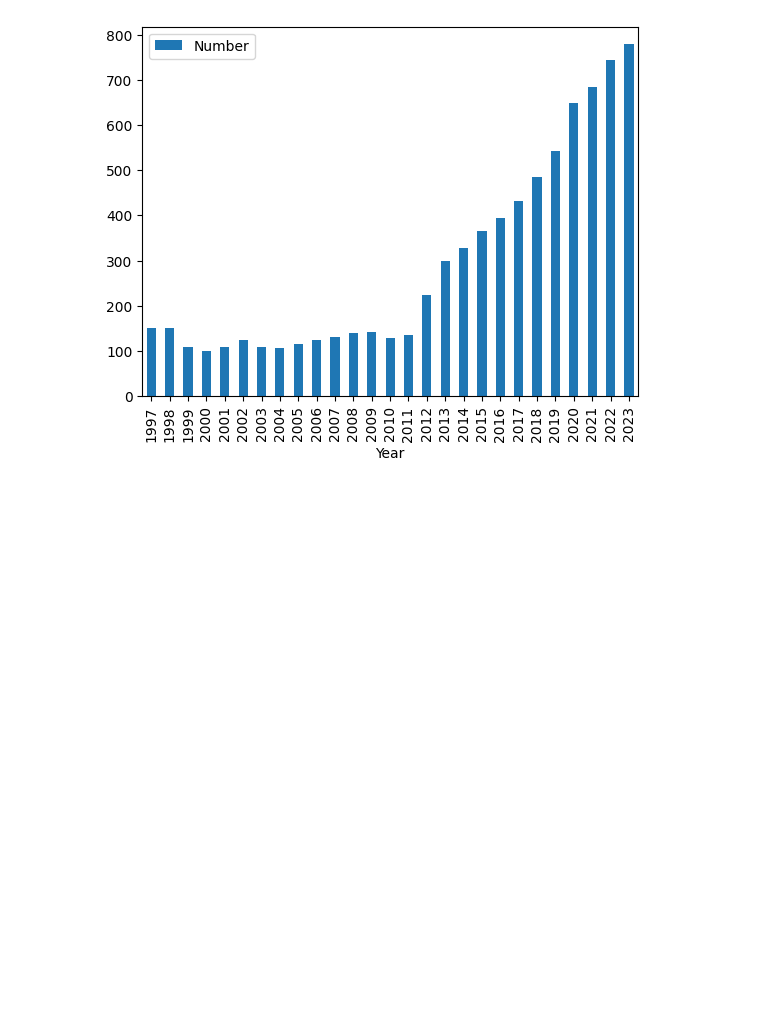
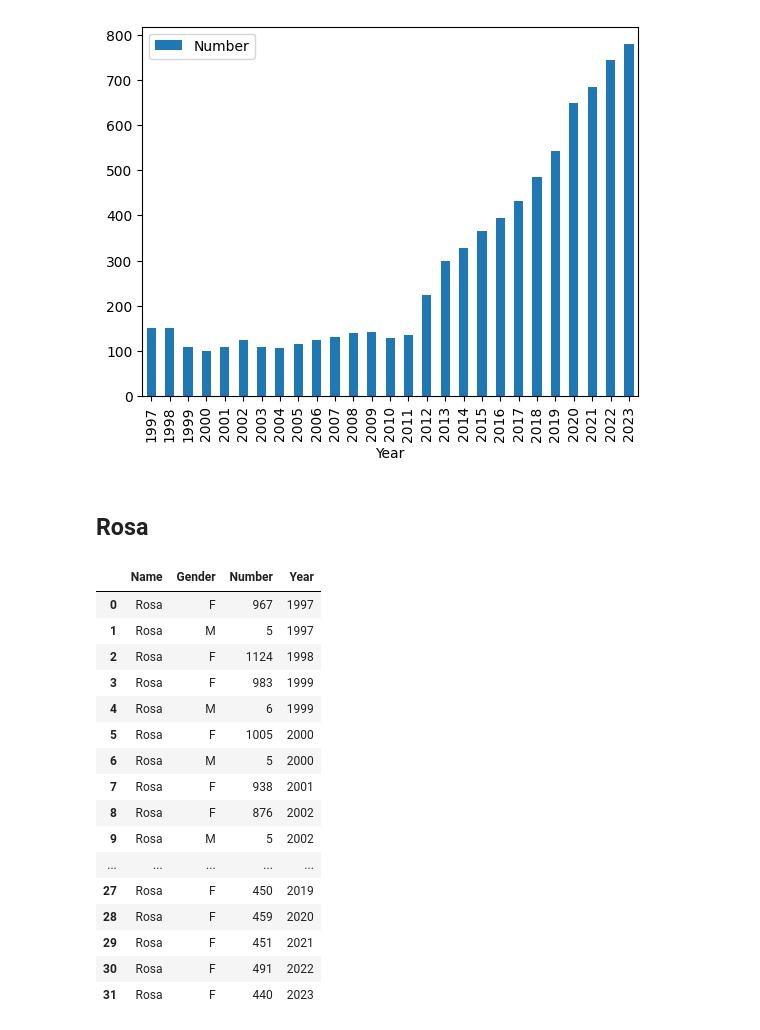
Before and after one commit to cmgsalazar/baby-names, a Jupyter notebook: other-roses.ipynb, the cells around one changed output. Drawn from its saved outputs; the diff is of its cells as text; code cells hidden in the pictures; blank space fills up the shorter version.

```diff
--- a/other-roses.ipynb
+++ b/other-roses.ipynb
@@ -62,3 +62,5 @@ rosie_df.plot(x = 'Year', y = 'Number', kind = 'bar')
 # %% [output]
 <Axes: xlabel='Year'>
 [figure]
+# %% [markdown]
+## Rosa
@@ -64,0 +94,21 @@ rosie_df.plot(x = 'Year', y = 'Number', kind = 'bar')
+# %%
+# checkpoint
+rosa_df
+# %% [output]
+|  | Name | Gender | Number | Year |
+| 0 | Rosa | F | 967 | 1997 |
+| 1 | Rosa | M | 5 | 1997 |
+| 2 | Rosa | F | 1124 | 1998 |
+| 3 | Rosa | F | 983 | 1999 |
+| 4 | Rosa | M | 6 | 1999 |
+| 5 | Rosa | F | 1005 | 2000 |
+| 6 | Rosa | M | 5 | 2000 |
+| 7 | Rosa | F | 938 | 2001 |
+| 8 | Rosa | F | 876 | 2002 |
+| 9 | Rosa | M | 5 | 2002 |
+| ... | ... | ... | ... | ... |
+| 27 | Rosa | F | 450 | 2019 |
+| 28 | Rosa | F | 459 | 2020 |
+| 29 | Rosa | F | 451 | 2021 |
+| 30 | Rosa | F | 491 | 2022 |
+| 31 | Rosa | F | 440 | 2023 |
```
Also changed, not shown: parts of 5 cells of this notebook, 1 other file.
